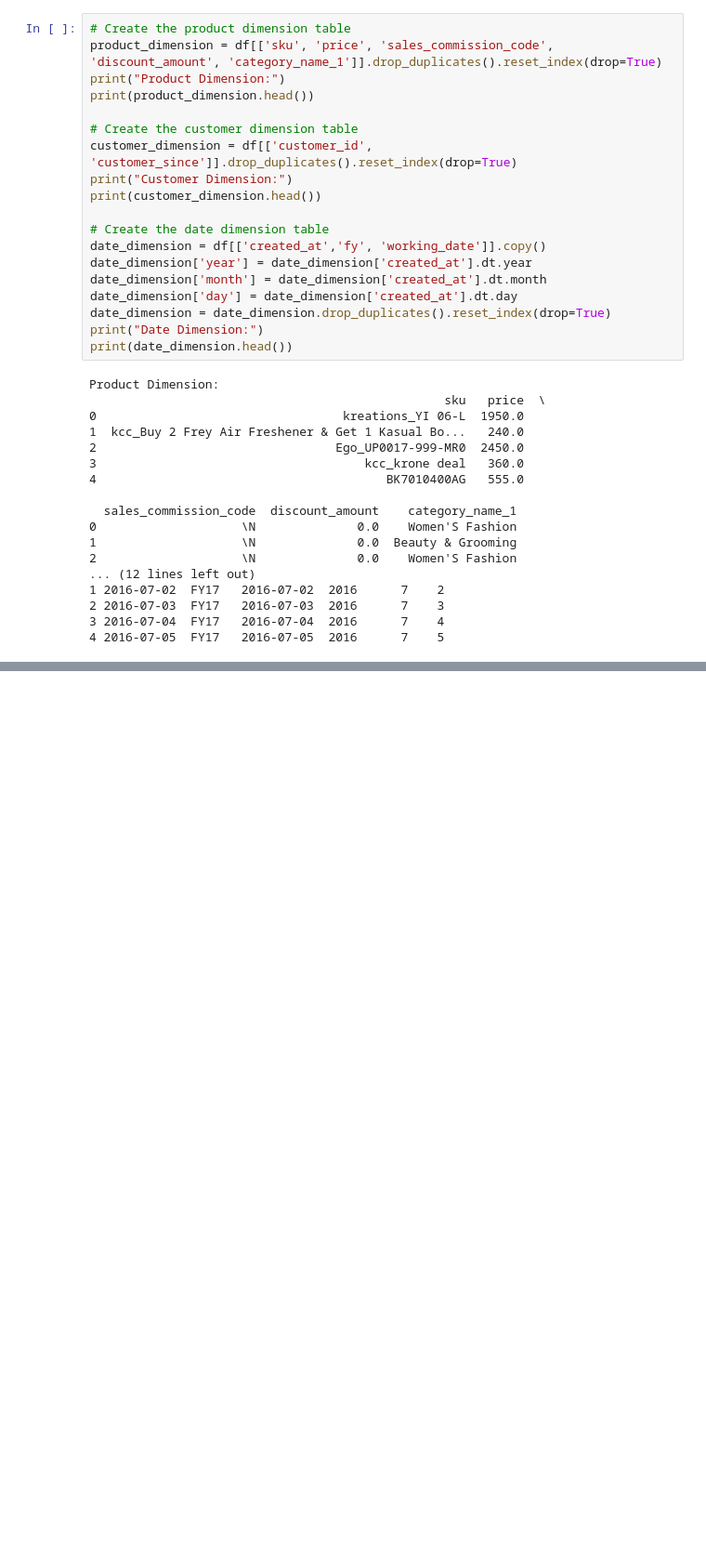
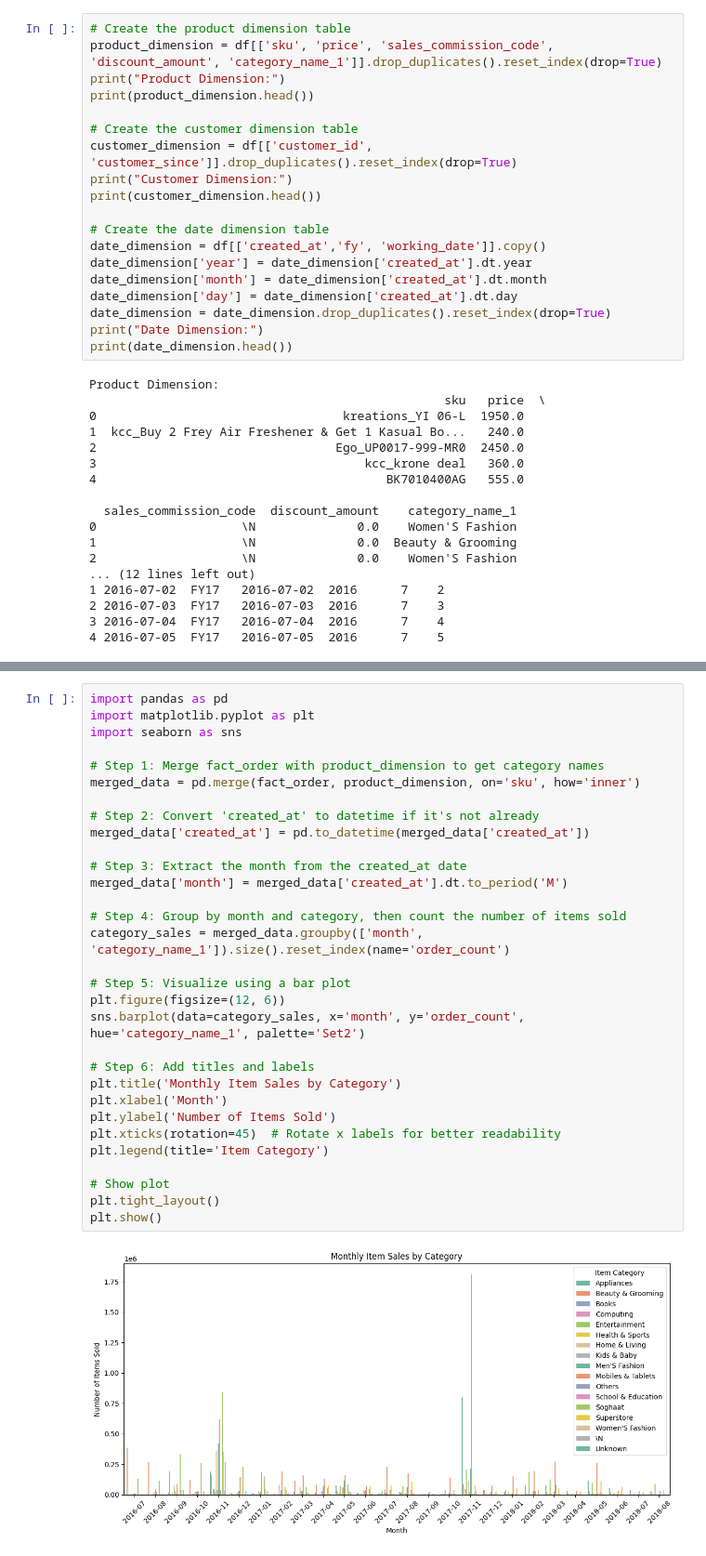
Before and after one commit to UmaimahAKhan/Pakistan-s-Largest-Ecommerce-oders-dataset, a Jupyter notebook: EDA_on_Pakistani_E_commerce_Orders_data_in_various_categories_.ipynb, the cells around one changed output, grey strips where cells are left out. Shown at 93% size. Saved outputs shown, nothing was run; the diff lists cells and outputs as text; blank space fills up the shorter version.

```diff
--- a/EDA_on_Pakistani_E_commerce_Orders_data_in_various_categories_.ipynb
+++ b/EDA_on_Pakistani_E_commerce_Orders_data_in_various_categories_.ipynb
@@ -249,0 +423,33 @@ Product Dimension:
+# %%
+import pandas as pd
+import matplotlib.pyplot as plt
+import seaborn as sns
+
+# Step 1: Merge fact_order with product_dimension to get category names
+merged_data = pd.merge(fact_order, product_dimension, on='sku', how='inner')
+
+# Step 2: Convert 'created_at' to datetime if it's not already
+merged_data['created_at'] = pd.to_datetime(merged_data['created_at'])
+
+# Step 3: Extract the month from the created_at date
+merged_data['month'] = merged_data['created_at'].dt.to_period('M')
+
+# Step 4: Group by month and category, then count the number of items sold
+category_sales = merged_data.groupby(['month', 'category_name_1']).size().reset_index(name='order_count')
+
+# Step 5: Visualize using a bar plot
+plt.figure(figsize=(12, 6))
+sns.barplot(data=category_sales, x='month', y='order_count', hue='category_name_1', palette='Set2')
+
+# Step 6: Add titles and labels
+plt.title('Monthly Item Sales by Category')
+plt.xlabel('Month')
+plt.ylabel('Number of Items Sold')
+plt.xticks(rotation=45)  # Rotate x labels for better readability
+plt.legend(title='Item Category')
+
+# Show plot
+plt.tight_layout()
+plt.show()
+# %% [output]
+[figure, added]
```
Also changed, not shown: parts of 8 cells of this notebook.
